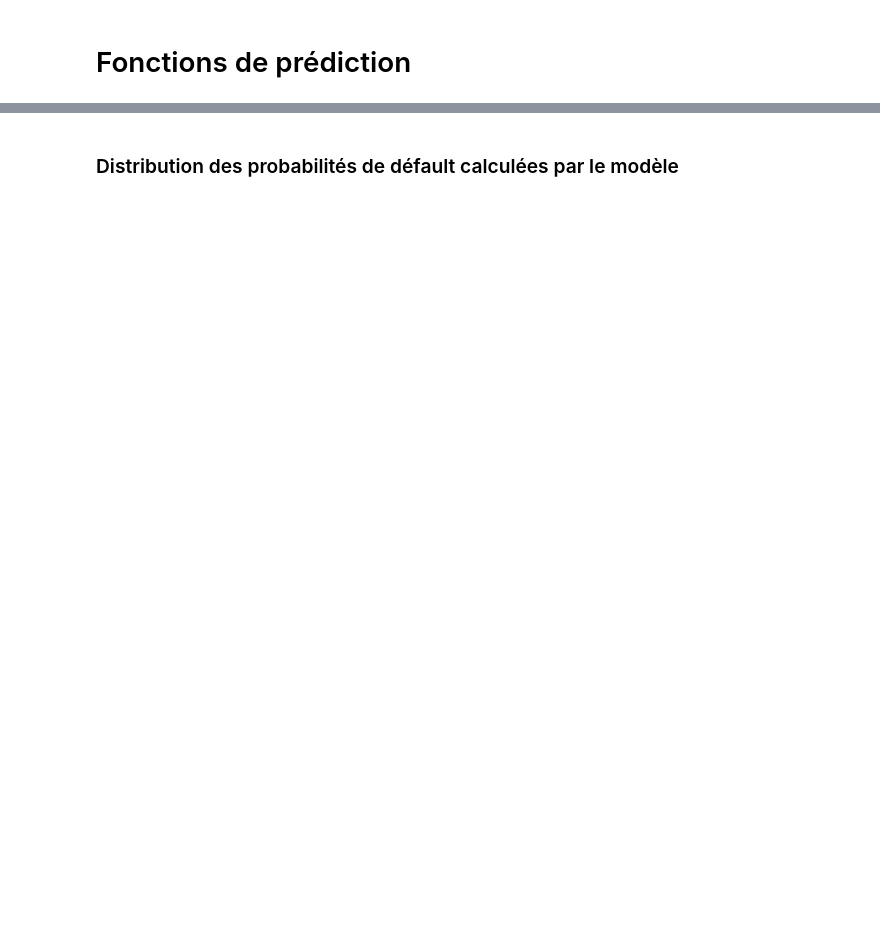
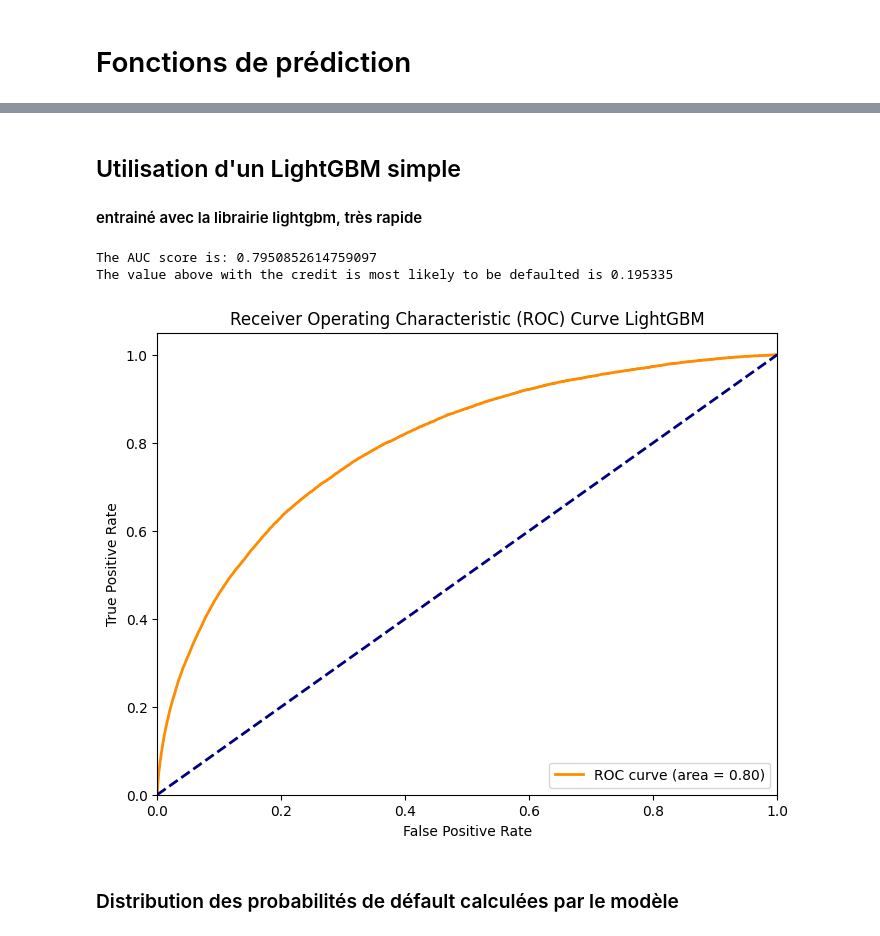
Before and after one commit to CharlesRrrr/RepositoryCreditScoring, a Jupyter notebook: PreProcessCreditToolG0.2.ipynb, the cells around one changed output, grey strips where cells are left out. Cells and saved outputs as stored; diff of their text form; code cells hidden in the pictures; blank space fills up the shorter version.

```diff
--- a/PreProcessCreditToolG0.2.ipynb
+++ b/PreProcessCreditToolG0.2.ipynb
@@ -618,0 +634,3 @@ Ratio of the repayed credit is 92 %
+# %% [markdown]
+## Utilisation d'un LightGBM simple
+#### entrainé avec la librairie lightgbm, très rapide
@@ -619,3 +686,9 @@ Ratio of the repayed credit is 92 %
+# %%
+y_pred, model = simpleLGBM(df)
+# %% [output]
+The AUC score is: 0.7950852614759097
+The value above with the credit is most likely to be defaulted is 0.195335
+[figure, added]
 # %% [markdown]
 ### Distribution des probabilités de défault calculées par le modèle
 # %%
```
Also changed, not shown: parts of 24 cells of this notebook, 2 other files.
